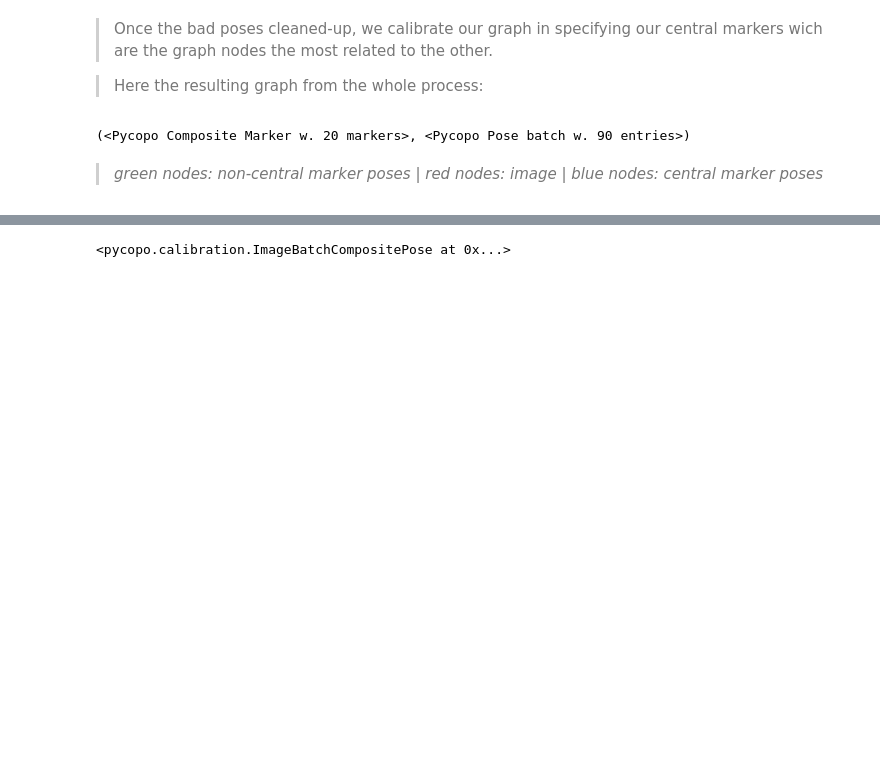
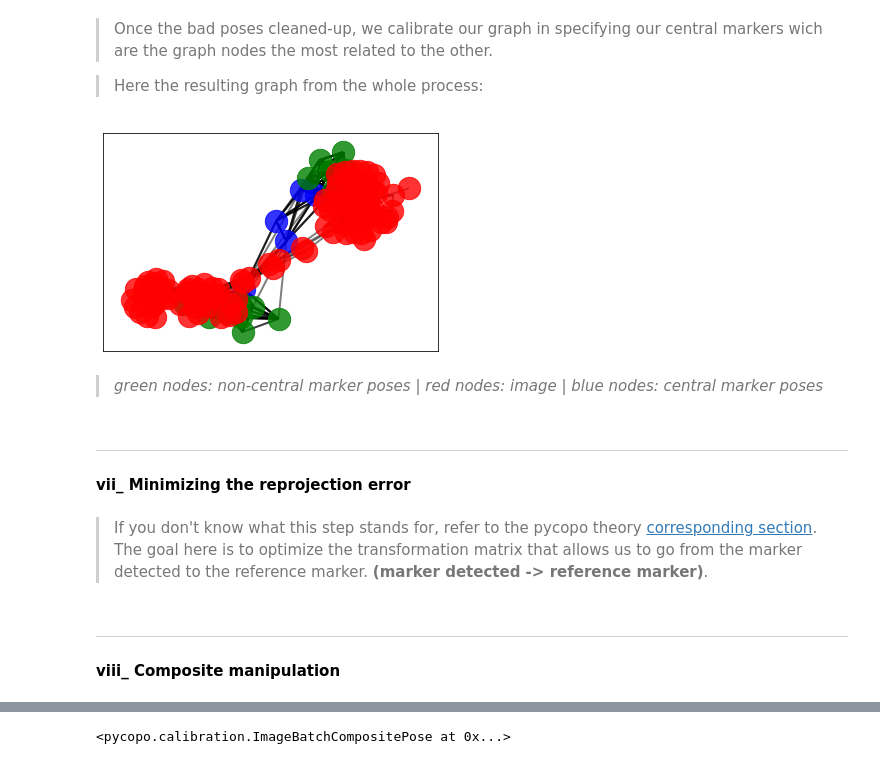
Before and after one commit to matisboualam/pycopo-doc-web, a Jupyter notebook: source/tutorial.ipynb, the cells around one changed output, grey strips where cells are left out. Saved outputs shown, nothing was run; the diff lists cells and outputs as text; code cells hidden in the pictures; blank space fills up the shorter version.

```diff
--- a/source/tutorial.ipynb
+++ b/source/tutorial.ipynb
@@ -183,10 +186,22 @@ ambigus data    = 10 poses
 >Here the resulting graph from the whole process:
 # %%
 batch.graph_calibration()
+
+batch.plot_graph()
 # %% [output]
-(<Pycopo Composite Marker w. 20 markers>, <Pycopo Pose batch w. 90 entries>)
+[figure, added]
 # %% [markdown]
 > *green nodes: non-central marker poses | red nodes: image | blue nodes: central marker poses*
+# %% [markdown]
+_______________
+#### vii_ Minimizing the reprojection error
+# %% [markdown]
+>If you don't know what this step stands for, refer to the pycopo theory [corresponding section](./pycopo_theory.md).
+>The goal here is to optimize the transformation matrix that allows us to go from the marker detected to the reference marker.
+**(marker detected -> reference marker)**.
 # %%
 #batch.optimize_calibration()
 #batch.plot_reprojection_errors()
+# %% [markdown]
+_______________
+#### viii_ Composite manipulation
```
Also changed, not shown: parts of 9 cells of this notebook, 22 other files.
